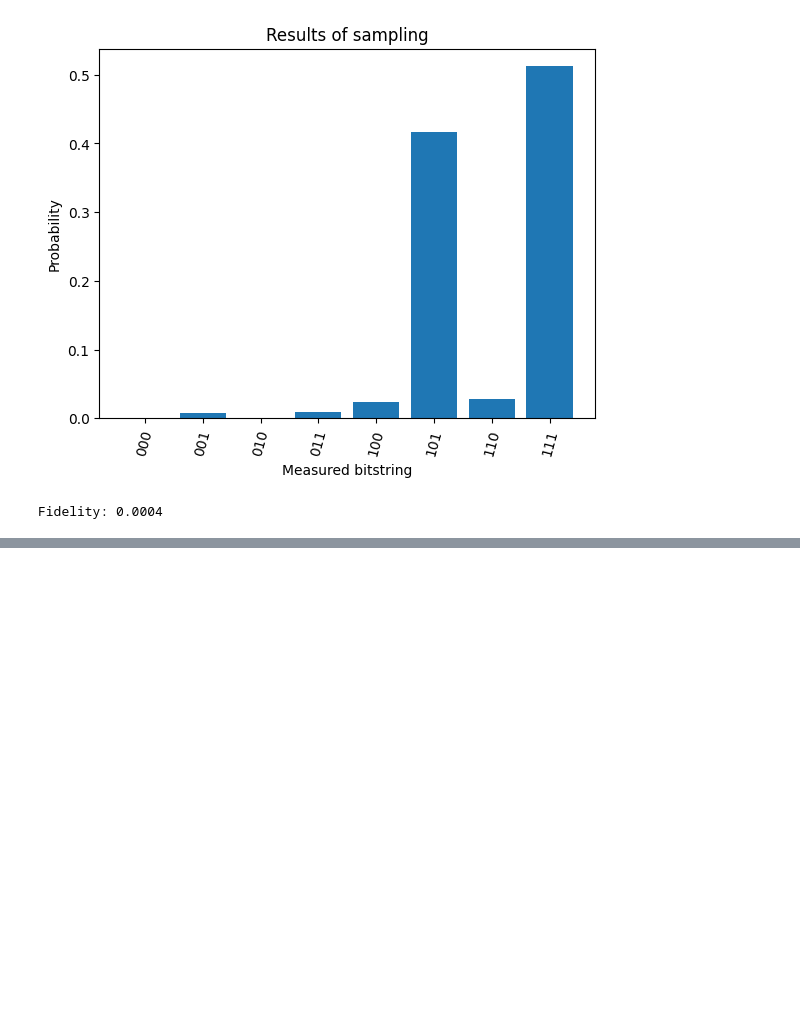
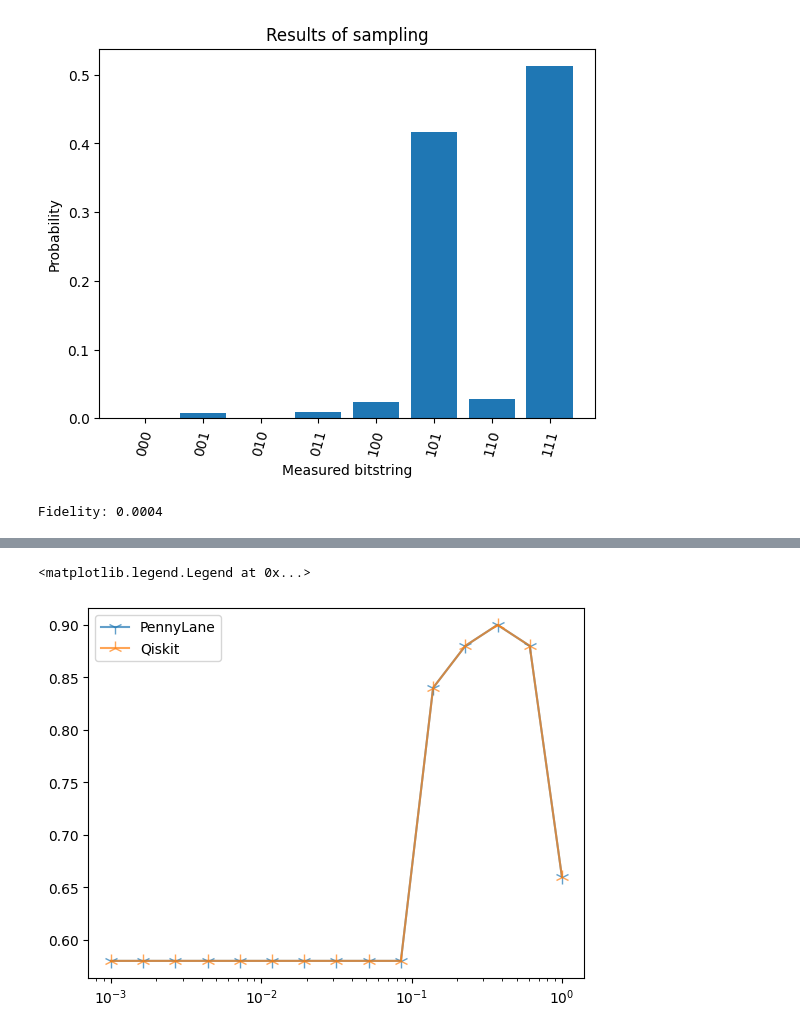
Before and after one commit to CERN-IT-INNOVATION/olqti-summer-school-2024, a Jupyter notebook: quantum_computing_applications_and_use_cases/kernel-bandwidth-in-QML.ipynb, the cells around one changed output, grey strips where cells are left out. Drawn from its saved outputs; the diff is of its cells as text; code cells hidden in the pictures; blank space fills up the shorter version.

Commit message:
qiskit and pennylane results match. Both statevector and shots simulations are implemented in both backends. Need to implement qiskit hardware example

```diff
--- a/quantum_computing_applications_and_use_cases/kernel-bandwidth-in-QML.ipynb
+++ b/quantum_computing_applications_and_use_cases/kernel-bandwidth-in-QML.ipynb
@@ -895,0 +882,18 @@ Fidelity: 0.0004
+# %%
+wire_register = list(range(3))
+accuracy_beta_pennylane = []
+accuracy_beta_qiskit = []
+for beta in bandwidths:
+    print(f"qubits: {qubits}, beta: {beta:.3f}")
+    init_kernel = lambda x1, x2: PennylaneLinearKernel(x1, x2, beta, wire_register)
+    svm = SVC(kernel=lambda X1, X2: qml.kernels.kernel_matrix(X1, X2, init_kernel)).fit(X_train, y_train)
+    accuracy_res = accuracy(svm, X_test, y_test)
+    print(f"--- accuracy pennylane: {accuracy_res:.3f}")
+    accuracy_beta_pennylane.append(accuracy_res)
+
+    K_train = QiskitKernelEstimation(ker_type='tr', sampler=sampler, num_shots=None, X_train=X_train, bandwidth=beta)
+    K_test = QiskitKernelEstimation(ker_type='te', sampler=sampler, num_shots=None, X_train=X_train, X_test=X_test, bandwidth=beta)
+    svm = SVC(kernel='precomputed').fit(K_train, y_train)
+    accuracy_res = accuracy(svm, K_test, y_test)
+    print(f"--- accuracy qiskit: {accuracy_res:.3f}")
+    accuracy_beta_qiskit.append(accuracy_res)
@@ -895,0 +918,8 @@ Fidelity: 0.0004
+# %%
+plt.plot(bandwidths, accuracy_beta_pennylane, marker='1', markersize=10, alpha=0.7, label='PennyLane')
+plt.plot(bandwidths, accuracy_beta_qiskit, marker='2', markersize=10, alpha=0.7, label='Qiskit')
+plt.xscale('log')
+plt.legend()
+# %% [output]
+<matplotlib.legend.Legend at 0x...>
+[figure, added]
```
Also changed, not shown: parts of 13 cells of this notebook.
